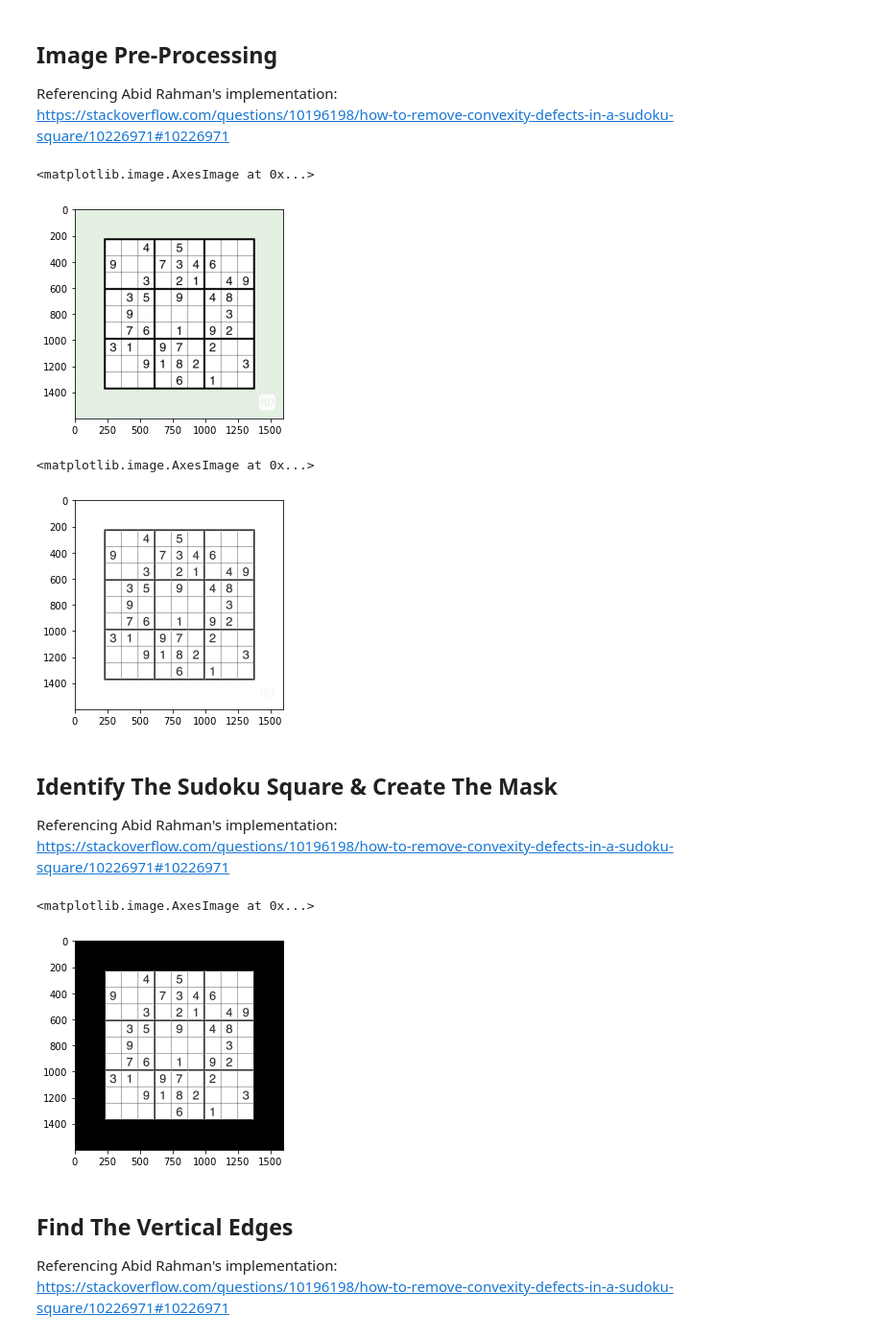
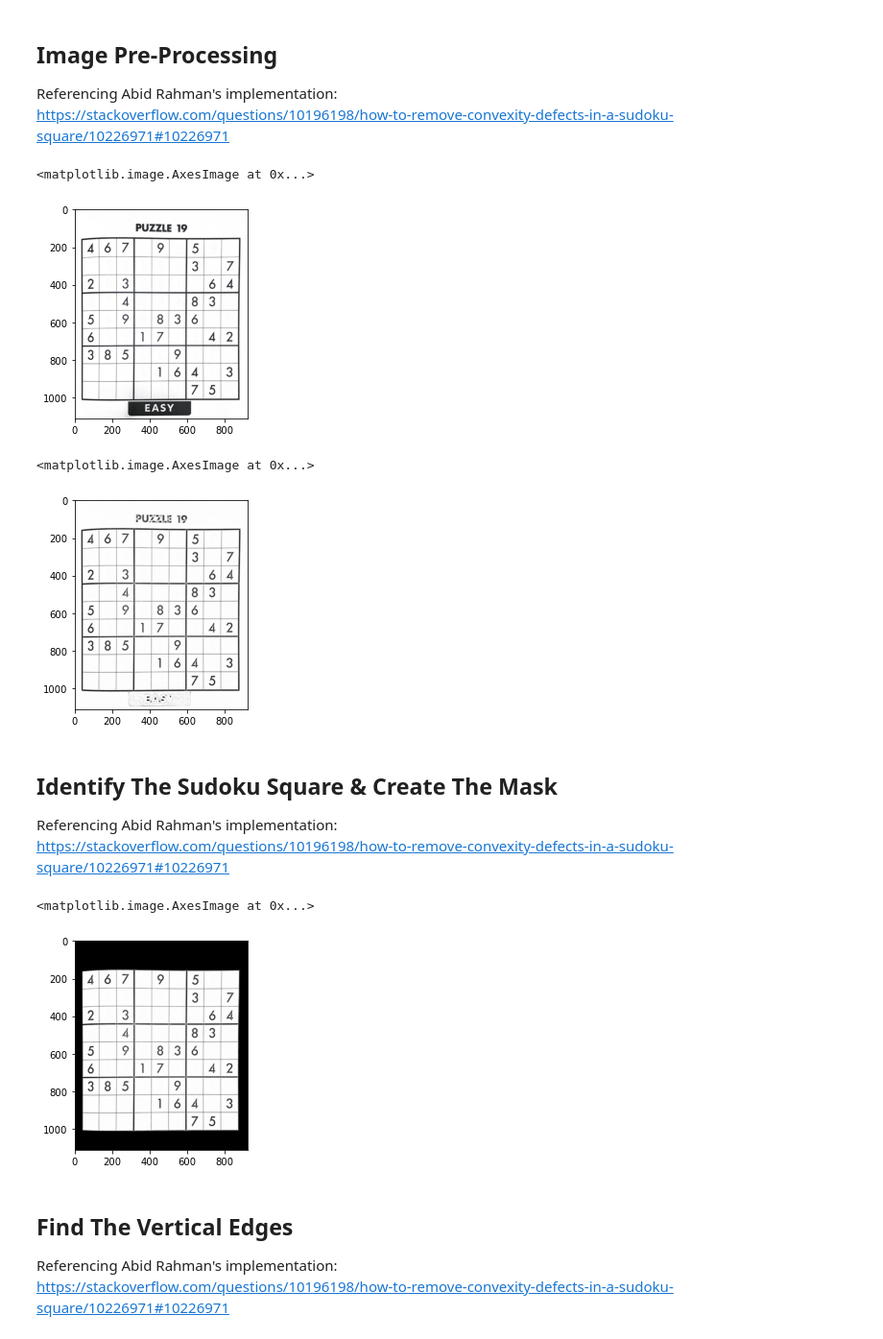
Before and after one commit to shehanbandara/SudokuSolver, a Jupyter notebook: main.ipynb, the cells around one changed output. Shown at 96% size. Drawn from its saved outputs; the diff is of its cells as text; code cells hidden in the pictures.

Commit message:
Added another Sudoku Puzzle to images
Added another Sudoku Puzzle to images

```diff
--- a/main.ipynb
+++ b/main.ipynb
@@ -13,12 +13,12 @@ Make The Sudoku Puzzle Clearer
 Referencing Abid Rahman's implementation:<br />
 https://stackoverflow.com/questions/10196198/how-to-remove-convexity-defects-in-a-sudoku-square/10226971#10226971
 # %%
-image = cv2.imread('images/pre-processing/SudokuPuzzle1.jpg')
+image = cv2.imread('images/pre-processing/SudokuPuzzle2.jpg')
 
 plt.imshow(image)
 # %% [output]
 <matplotlib.image.AxesImage at 0x...>
-[figure, old version]
+[figure, new version]
 # %%
 # Blur the image
 image = cv2.GaussianBlur(image, (5,5), 0)
@@ -43,7 +43,7 @@ resultColor = cv2.cvtColor(result, cv2.COLOR_GRAY2BGR)
 plt.imshow(resultColor)
 # %% [output]
 <matplotlib.image.AxesImage at 0x...>
-[figure, old version]
+[figure, new version]
 # %% [markdown]
 ## Identify The Sudoku Square & Create The Mask
 
@@ -87,7 +87,7 @@ result = cv2.cvtColor(result, cv2.COLOR_GRAY2BGR)
 plt.imshow(result)
 # %% [output]
 <matplotlib.image.AxesImage at 0x...>
-[figure, old version]
+[figure, new version]
 # %% [markdown]
 ## Find The Vertical Edges
 
```
Also changed, not shown: parts of 8 cells of this notebook, 4 other files.
